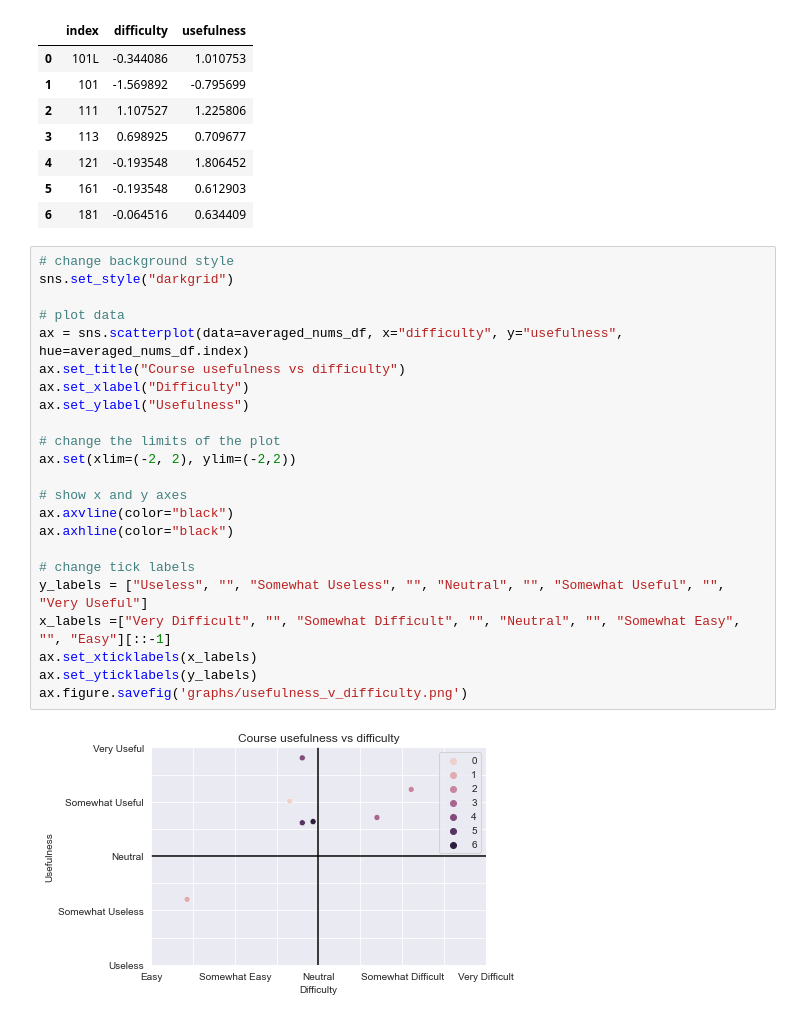
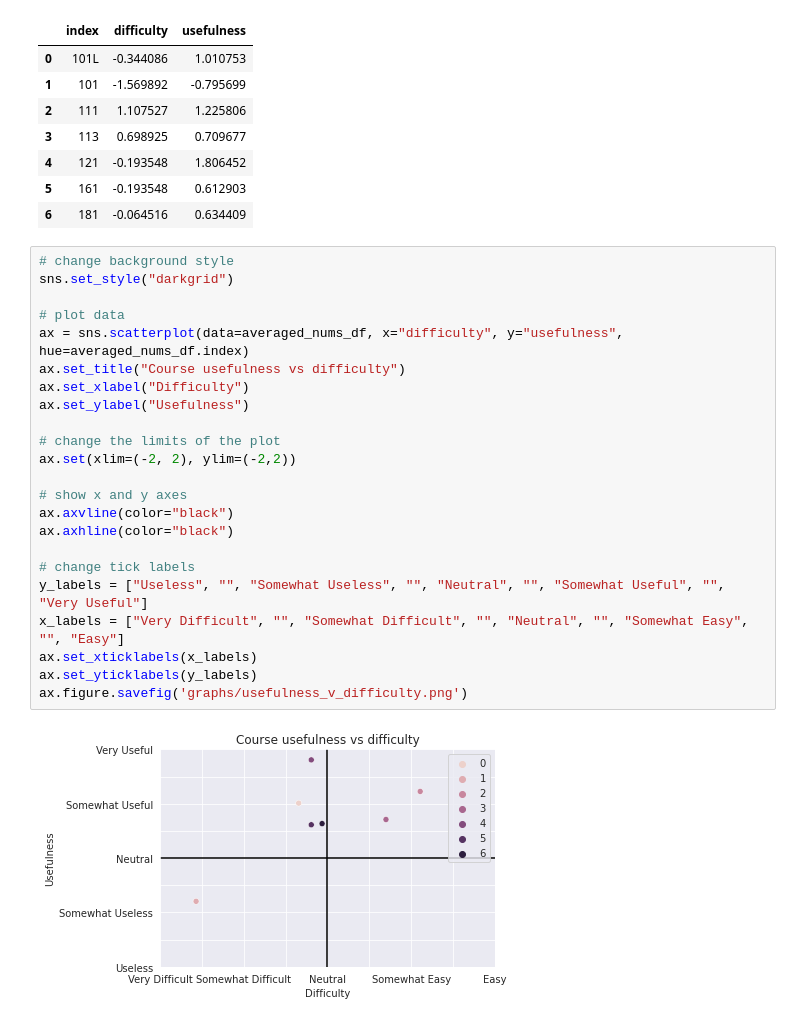
Before and after one commit to SYDE-25/Class-Profile1A-Data-Analysis, a Jupyter notebook: Academics/Difficulty vs Usefulness 1A.ipynb, the cells around one changed output. Drawn from its saved outputs; the diff is of its cells as text.

Commit message:
improved readability of difficulty graphs

```diff
--- a/Academics/Difficulty vs Usefulness 1A.ipynb
+++ b/Academics/Difficulty vs Usefulness 1A.ipynb
@@ -138,25 +138,25 @@ averaged_nums_df
 # %%
 # change background style
 sns.set_style("darkgrid")
 
 # plot data
 ax = sns.scatterplot(data=averaged_nums_df, x="difficulty", y="usefulness", hue=averaged_nums_df.index)
 ax.set_title("Course usefulness vs difficulty")
 ax.set_xlabel("Difficulty")
 ax.set_ylabel("Usefulness")
 
 # change the limits of the plot
 ax.set(xlim=(-2, 2), ylim=(-2,2))
 
 # show x and y axes
 ax.axvline(color="black")
 ax.axhline(color="black")
 
 # change tick labels
 y_labels = ["Useless", "", "Somewhat Useless", "", "Neutral", "", "Somewhat Useful", "", "Very Useful"]
-x_labels =["Very Difficult", "", "Somewhat Difficult", "", "Neutral", "", "Somewhat Easy", "", "Easy"][::-1]
+x_labels = ["Very Difficult", "", "Somewhat Difficult", "", "Neutral", "", "Somewhat Easy", "", "Easy"]
 ax.set_xticklabels(x_labels)
 ax.set_yticklabels(y_labels)
 ax.figure.savefig('graphs/usefulness_v_difficulty.png')
 # %% [output]
-[figure, old version]
+[figure, new version]
```
Also changed, not shown: parts of 1 cell of this notebook, 3 other files.
